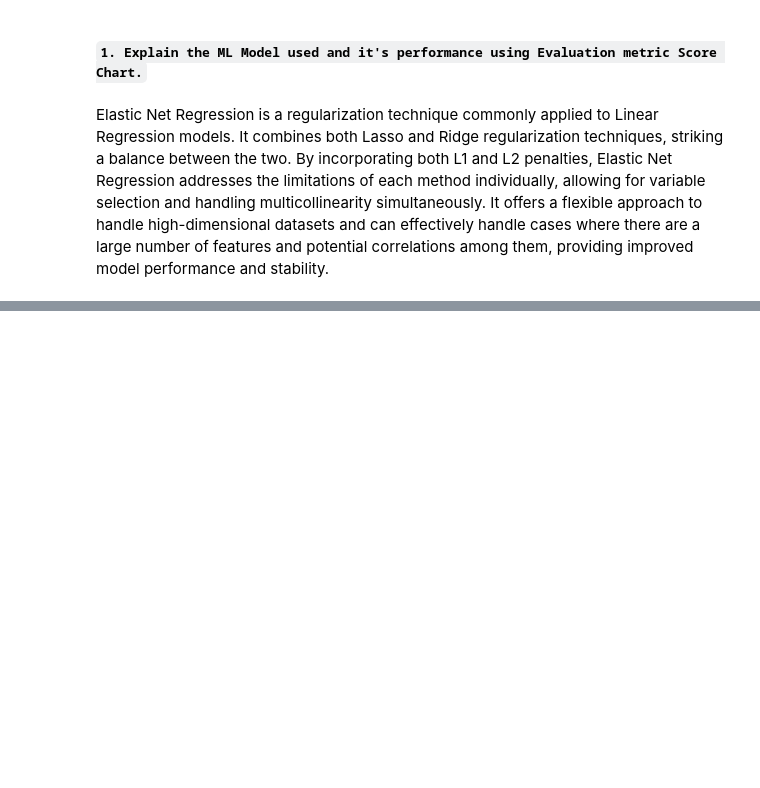
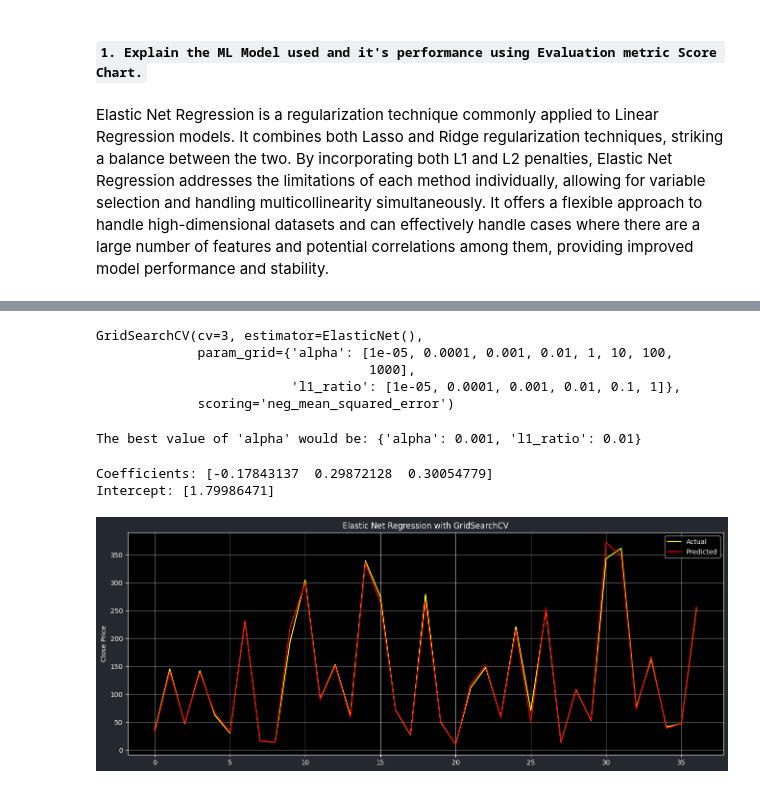
Before and after one commit to Srushti-Rodge/Capstone_Project_ML-Yes_Bank_Stock_Closing_Price_Prediction-, a Jupyter notebook: Capstone_Project_ML(Yes_Bank_Stock_Closing_Price_Prediction).ipynb, the cells around one changed output, grey strips where cells are left out. Cells and saved outputs as stored; diff of their text form; code cells hidden in the pictures; blank space fills up the shorter version.

```diff
--- a/Capstone_Project_ML(Yes_Bank_Stock_Closing_Price_Prediction).ipynb
+++ b/Capstone_Project_ML(Yes_Bank_Stock_Closing_Price_Prediction).ipynb
@@ -1451,0 +1491,79 @@ Elastic Net Regression is a regularization technique commonly applied to Linear
+# %%
+# Importing the libraries
+
+from sklearn.model_selection import GridSearchCV
+
+# Define the hyperparameter grid for ElasticNet regression
+elasticnet_param_grid = {
+    'alpha': [0.00001, 0.0001, 0.001, 0.01, 1, 10, 100, 1000],
+    'l1_ratio': [0.00001, 0.0001, 0.001, 0.01, 0.1, 1]
+}
+
+# Create an instance of the ElasticNet regression model
+elasticnet = ElasticNet()
+
+# Create an instance of GridSearchCV with the ElasticNet regression model,
+# the hyperparameter grid, scoring metric, and cross-validation settings
+elasticnet_gscv = GridSearchCV(
+    elasticnet,
+    param_grid=elasticnet_param_grid,
+    scoring='neg_mean_squared_error',
+    cv=3
+)
+
+# Fit the GridSearchCV instance to the training data
+warnings.filterwarnings("ignore")
+elasticnet_gscv.fit(X_train, y_train)
+# %% [output]
+GridSearchCV(cv=3, estimator=ElasticNet(),
+             param_grid={'alpha': [1e-05, 0.0001, 0.001, 0.01, 1, 10, 100,
+                                   1000],
+                         'l1_ratio': [1e-05, 0.0001, 0.001, 0.01, 0.1, 1]},
+             scoring='neg_mean_squared_error')
+# %%
+# Finding the best parameter value
+print("The best value of 'alpha' would be:", elasticnet_gscv.best_params_)
+# %% [output]
+The best value of 'alpha' would be: {'alpha': 0.001, 'l1_ratio': 0.01}
+# %%
+# Print the coefficients of the best estimator after GridSearchCV
+print("Coefficients:", elasticnet_gscv.best_estimator_.coef_)
+
+# Print the intercept of the best estimator after GridSearchCV
+print("Intercept:", elasticnet_gscv.best_estimator_.intercept_)
+# %% [output]
+Coefficients: [-0.17843137  0.29872128  0.30054779]
+Intercept: [1.79986471]
+# %%
+# Predict on the model
+y_pred_elasticnet_gscv = elasticnet_gscv.predict(X_test)
+# %%
+plt.figure(figsize=(16, 6))
+
+# Set the background colors for the figure
+plot_bgcolor = (36/255, 40/255, 47/255, 1)  # RGB values divided by 255, with alpha=1 for full opacity
+
+plt.gcf().patch.set_facecolor(plot_bgcolor)  # Set the background color of the figure
+
+# Plot the actual Close prices from the test set in blue
+plt.plot(np.array(10**y_test), color='yellow')
+
+# Plot the predicted Close prices from the ElasticNet regression model with GridSearchCV in red
+plt.plot(10**y_pred_elasticnet_gscv, color='red')
+
+# Set the y-axis label
+plt.ylabel("Close Price")
+
+# Add grid lines to the plot
+plt.grid(True, alpha=0.5)  # Set the alpha value for grid lines
+
+# Add a legend for the plotted lines
+plt.legend(["Actual", "Predicted"])
+
+# Set the title of the plot with white color
+plt.title("Elastic Net Regression with GridSearchCV", color='white')
+
+# Display the plot
+plt.show()
+# %% [output]
+[figure, added]
```
Also changed, not shown: parts of 14 cells of this notebook.
